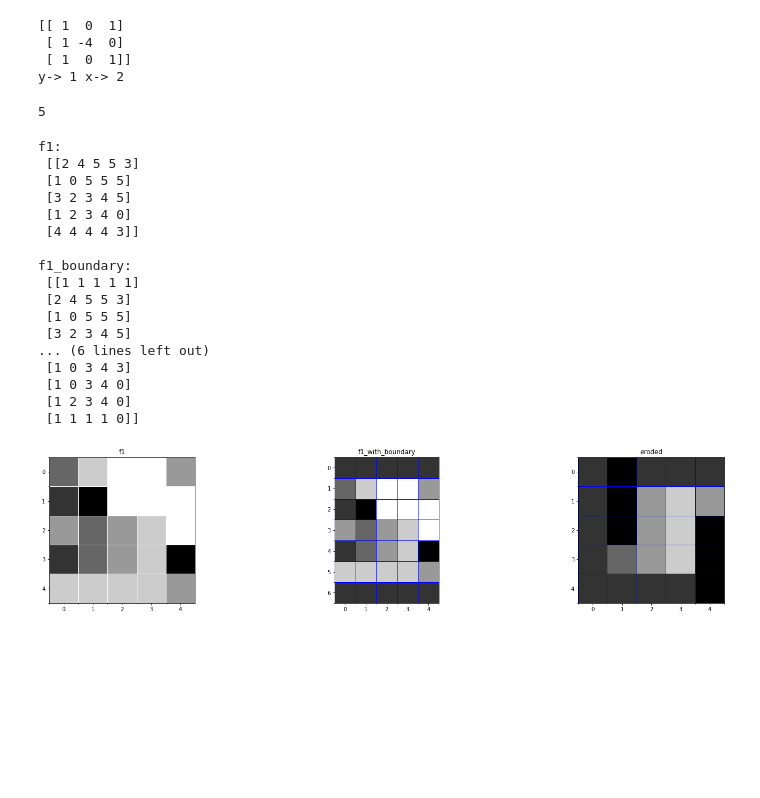
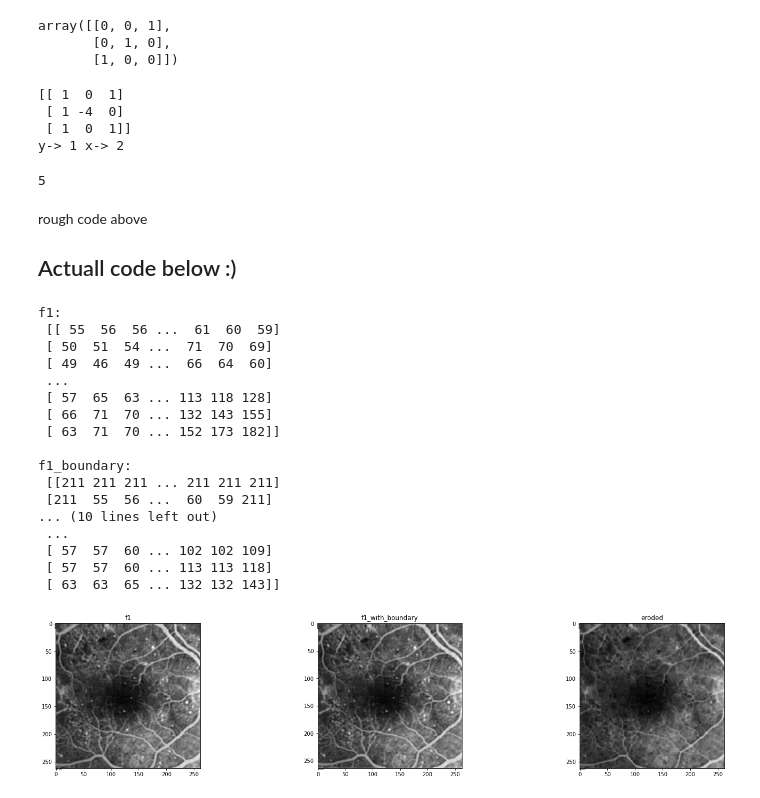
Before and after one commit to digggy/CA-CS-802_Image-Processing, a Jupyter notebook: assignment-1/ip_assignment1.ipynb, the cells around one changed output. Saved outputs shown, nothing was run; the diff lists cells and outputs as text; code cells hidden in the pictures; blank space fills up the shorter version.

```diff
--- a/assignment-1/ip_assignment1.ipynb
+++ b/assignment-1/ip_assignment1.ipynb
@@ -12,3 +21,12 @@ type(my_data)
+# %%
+dig = np.array([[1,0,0],
+               [0,1,0],
+               [0,0,1]])
+np.flip(dig, 0)
+# %% [output]
+array([[0, 0, 1],
+       [0, 1, 0],
+       [1, 0, 0]])
 # %%
 f1 = np.array(
         [
@@ -48,14 +66,20 @@ np.max(a)
  [ 1  0  1]]
 y-> 1 x-> 2
 5
+# %% [markdown]
+rough code above
+## Actuall code below :)
 # %%
 import numpy as np
 from matplotlib import pyplot as plt
+import csv
+from numpy import genfromtxt
 plt.rcParams["figure.figsize"] = (25,5)
 
 
 
 def erosion_f1():
+# Question 1
 #     f1 = np.array(
 #             [[1, 1, 1, 1, 1],
 #             [1, 0, 1, 1, 1],
@@ -63,27 +87,34 @@ def erosion_f1():
 #             [1, 0, 1, 1, 1],
 #             [1, 1, 1, 1, 1]])
 
-    f1 = np.array(
-            [
-                [2, 4, 5, 5, 3],
-                [1, 0, 5, 5, 5],
-                [3, 2, 3, 4, 5],
-                [1, 2, 3, 4, 0],
-                [4, 4, 4, 4, 3]
-            ])
+# Question 2
+#     f1 = np.array(
+#             [
+#                 [2, 4, 5, 5, 3],
+#                 [1, 0, 5, 5, 5],
+#                 [3, 2, 3, 4, 5],
+#                 [1, 2, 3, 4, 0],
+#                 [4, 4, 4, 4, 3]
+#             ])
+
+# Question 3
+    f1 = genfromtxt('f3.txt', delimiter=',').astype(int)
     vmax = np.max(f1)
-    # print(f1_with_boundary)
+
+
+    ##----------------------------------------------------
     SE = np.array([
                             [1],
                             [1],
                             [1]])
 
+    ##----------------------------------------------------
     SE_y = SE.shape[0]
     SE_x = SE.shape[1]
 
 
     padding_y , padding_x = SE.shape[0]//2, SE.shape[1]//2
-    f1_with_boundary = np.pad(f1, ((padding_y, padding_y),(padding_x, padding_x)), mode='constant', constant_values=1)
+    f1_with_boundary = np.pad(f1, ((padding_y, padding_y),(padding_x, padding_x)), mode='constant', constant_values=vmax)
     f1_subarr = []
     f1_erosion = np.zeros((f1.shape[0], f1.shape[1]), int)
 
@@ -110,54 +141,54 @@ def erosion_f1():
     ax = plt.gca();
     ax.set_xticks(np.arange(-.5, 10, 1), minor=True)
     ax.set_yticks(np.arange(-.5, 10, 1), minor=True)
-    ax.grid(which='minor', color='w', linestyle='-', linewidth=1)
+#     ax.grid(which='minor', color='w', linestyle='-', linewidth=1)
 
     plt.imshow(f1, cmap='gray',vmin=0,vmax=vmax)
     plt.title('f1')
 #     plt.axis('off')
 
     # Plot the bordered image
     plt.subplot(1,3,2)
     # grid for the image
     ax = plt.gca();
     ax.set_xticks(np.arange(-.5, 10, 1), minor=True)
     ax.set_yticks(np.arange(-.5, 10, 1), minor=True)
-    ax.grid(which='minor', color='b', linestyle='-', linewidth=1)
+#     ax.grid(which='minor', color='b', linestyle='-', linewidth=1)
 
     plt.imshow(f1_with_boundary, cmap='gray', vmin=0,vmax=vmax)
     plt.title('f1_with_boundary')
 #     plt.axis('off')
 
     # Plot the exepected output
     plt.subplot(1,3,3)
     ax = plt.gca();
     ax.set_xticks(np.arange(-.5, 10, 1), minor=True)
     ax.set_yticks(np.arange(-.5, 10, 1), minor=True)
-    ax.grid(which='minor', color='b', linestyle='-', linewidth=1)
+#     ax.grid(which='minor', color='b', linestyle='-', linewidth=1)
 
     plt.imshow(f1_erosion, cmap='gray',vmin=0,vmax=vmax)
     plt.title('eroded')
 #     plt.axis('off')
     plt.show()
 
 if __name__ == "__main__":
     erosion_f1()
 # %% [output]
 f1:
- [[2 4 5 5 3]
- [1 0 5 5 5]
- [3 2 3 4 5]
- [1 2 3 4 0]
- [4 4 4 4 3]]
+ [[ 55  56  56 ...  61  60  59]
+ [ 50  51  54 ...  71  70  69]
+ [ 49  46  49 ...  66  64  60]
+ ...
+ [ 57  65  63 ... 113 118 128]
+ [ 66  71  70 ... 132 143 155]
+ [ 63  71  70 ... 152 173 182]]
 
 f1_boundary:
- [[1 1 1 1 1]
- [2 4 5 5 3]
- [1 0 5 5 5]
- [3 2 3 4 5]
-... (6 lines left out)
- [1 0 3 4 3]
- [1 0 3 4 0]
- [1 2 3 4 0]
- [1 1 1 1 0]]
+ [[211 211 211 ... 211 211 211]
+ [211  55  56 ...  60  59 211]
+... (10 lines left out)
+ ...
+ [ 57  57  60 ... 102 102 109]
+ [ 57  57  60 ... 113 113 118]
+ [ 63  63  65 ... 132 132 143]]
-[figure, old version]
+[figure, new version]
```
Also changed, not shown: parts of 3 cells of this notebook, 7 other files.
